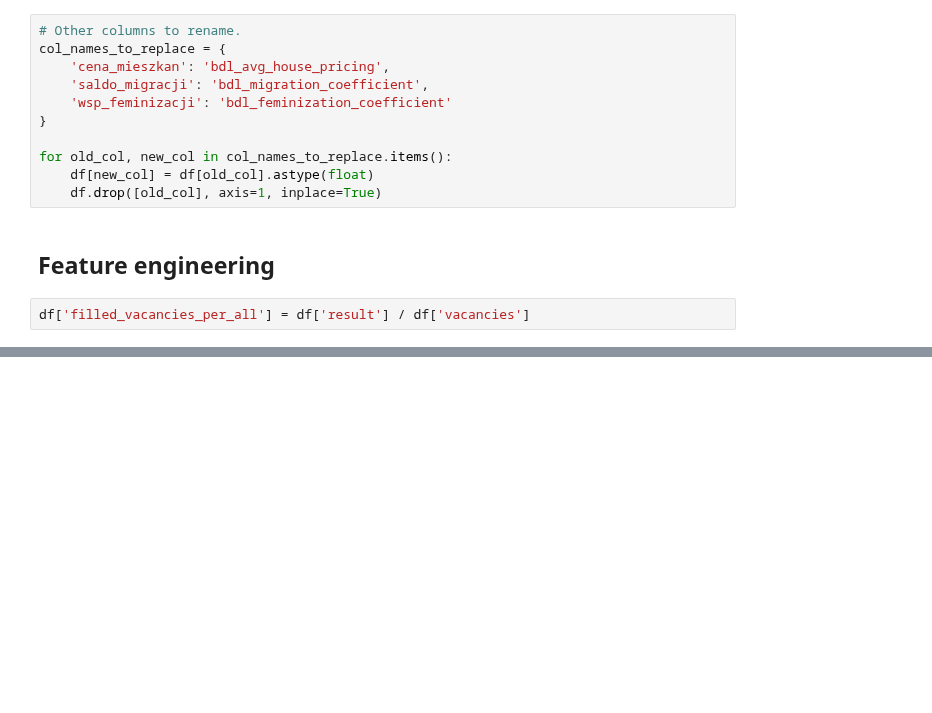
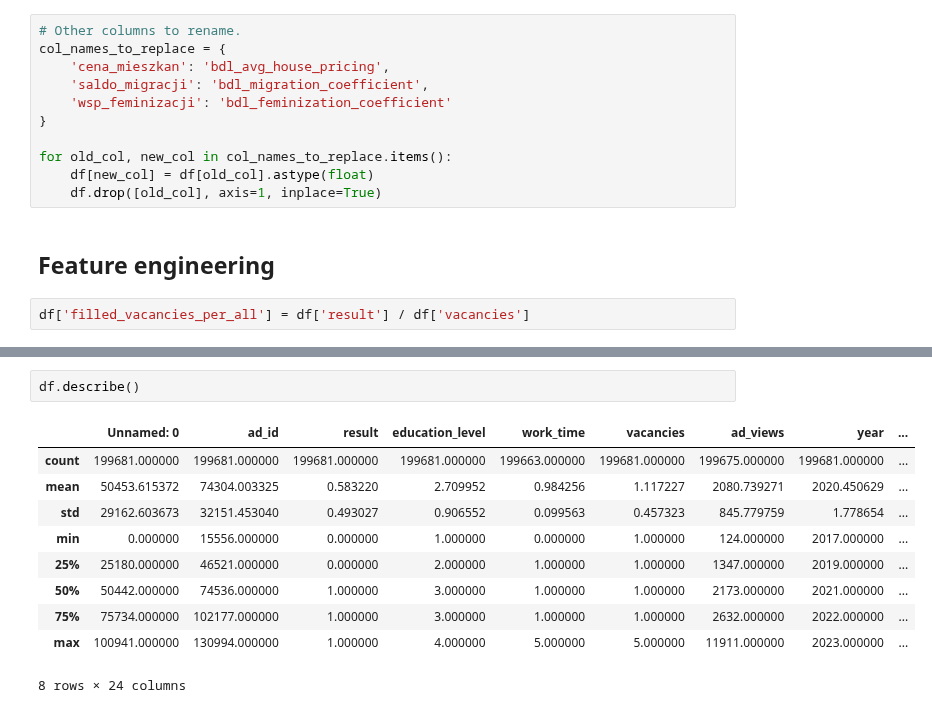
Before and after one commit to BERENZ/2024-mgr-sluzba-cywilna, a Jupyter notebook: Python/Code/feature_engineering.ipynb, the cells around one changed output, grey strips where cells are left out. Drawn from its saved outputs; the diff is of its cells as text; blank space fills up the shorter version.

```diff
--- a/Python/Code/feature_engineering.ipynb
+++ b/Python/Code/feature_engineering.ipynb
@@ -136,0 +175,13 @@ df_numerical_district_level.head(100)
+# %%
+df.describe()
+# %% [output]
+|  | Unnamed: 0 | ad_id | result | education_level | work_time | vacancies | ad_views | year | ... |
+| count | 199681.000000 | 199681.000000 | 199681.000000 | 199681.000000 | 199663.000000 | 199681.000000 | 199675.000000 | 199681.000000 | ... |
+| mean | 50453.615372 | 74304.003325 | 0.583220 | 2.709952 | 0.984256 | 1.117227 | 2080.739271 | 2020.450629 | ... |
+| std | 29162.603673 | 32151.453040 | 0.493027 | 0.906552 | 0.099563 | 0.457323 | 845.779759 | 1.778654 | ... |
+| min | 0.000000 | 15556.000000 | 0.000000 | 1.000000 | 0.000000 | 1.000000 | 124.000000 | 2017.000000 | ... |
+| 25% | 25180.000000 | 46521.000000 | 0.000000 | 2.000000 | 1.000000 | 1.000000 | 1347.000000 | 2019.000000 | ... |
+| 50% | 50442.000000 | 74536.000000 | 1.000000 | 3.000000 | 1.000000 | 1.000000 | 2173.000000 | 2021.000000 | ... |
+| 75% | 75734.000000 | 102177.000000 | 1.000000 | 3.000000 | 1.000000 | 1.000000 | 2632.000000 | 2022.000000 | ... |
+| max | 100941.000000 | 130994.000000 | 1.000000 | 4.000000 | 5.000000 | 5.000000 | 11911.000000 | 2023.000000 | ... |
+8 rows × 24 columns
```
Also changed, not shown: parts of 8 cells of this notebook.
